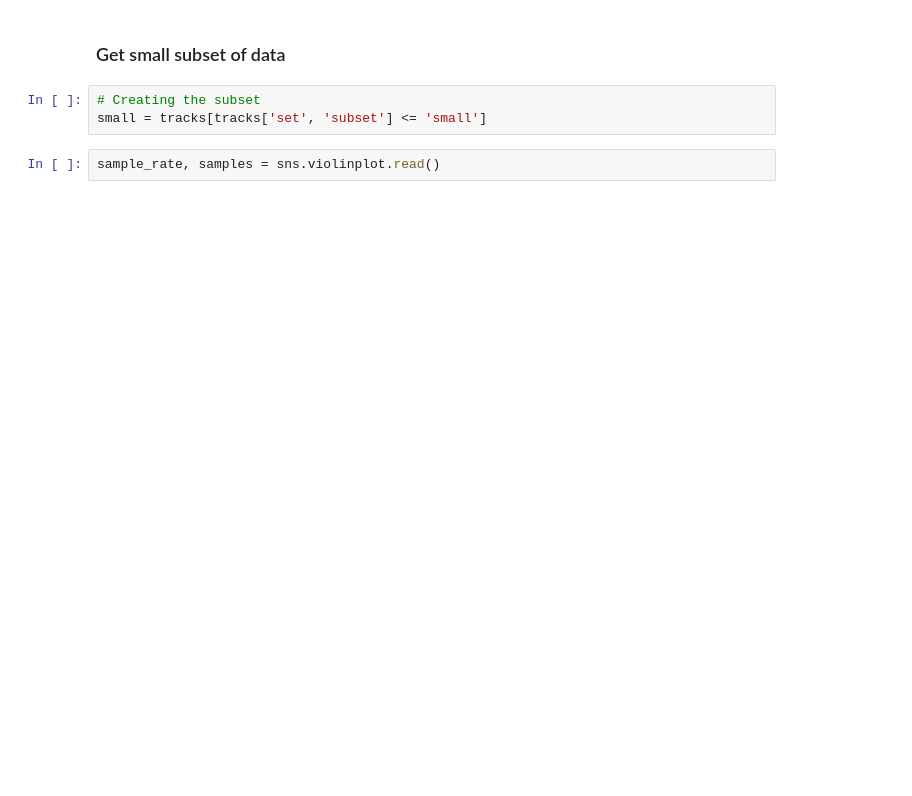
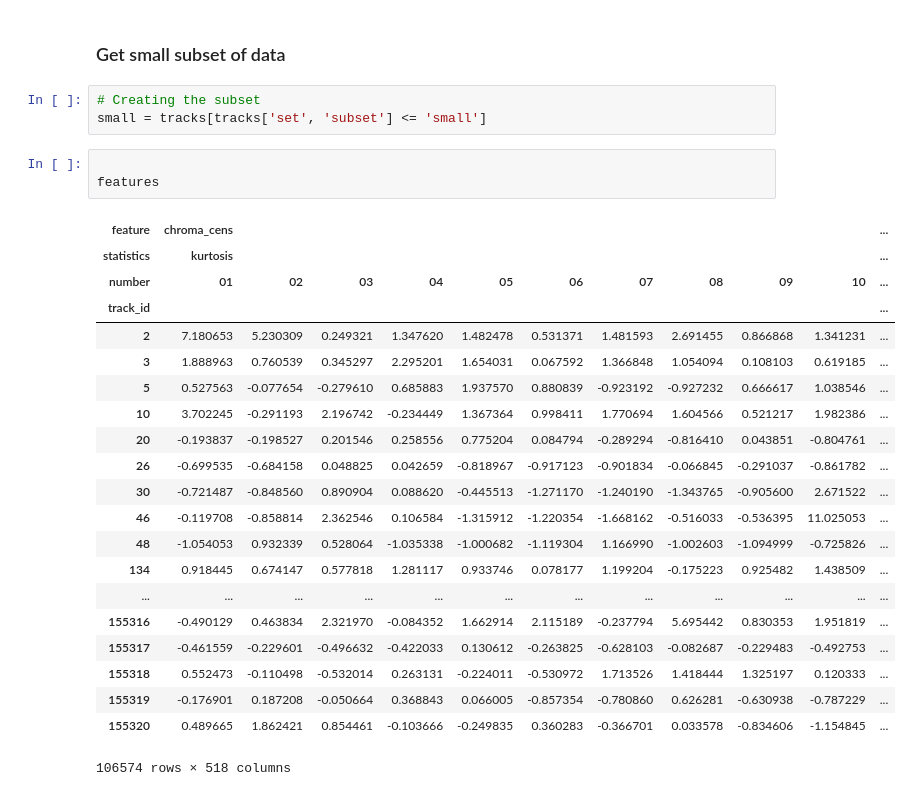
Before and after one commit to Dolado/fma, a Jupyter notebook: song_category_prediction.ipynb, the cells around one changed output. Cells and saved outputs as stored; diff of their text form; blank space fills up the shorter version.

```diff
--- a/song_category_prediction.ipynb
+++ b/song_category_prediction.ipynb
@@ -39,5 +55,28 @@ tracks = utils.load(META_DIR+'\\tracks.csv')
 # %%
 # Creating the subset
 small = tracks[tracks['set', 'subset'] <= 'small']
-# %%
-sample_rate, samples = sns.violinplot.read()
+# %%
+
+features
+# %% [output]
+| feature | chroma_cens |  |  |  |  |  |  |  |  |  | ... |
+| statistics | kurtosis |  |  |  |  |  |  |  |  |  | ... |
+| number | 01 | 02 | 03 | 04 | 05 | 06 | 07 | 08 | 09 | 10 | ... |
+| track_id |  |  |  |  |  |  |  |  |  |  | ... |
+| 2 | 7.180653 | 5.230309 | 0.249321 | 1.347620 | 1.482478 | 0.531371 | 1.481593 | 2.691455 | 0.866868 | 1.341231 | ... |
+| 3 | 1.888963 | 0.760539 | 0.345297 | 2.295201 | 1.654031 | 0.067592 | 1.366848 | 1.054094 | 0.108103 | 0.619185 | ... |
+| 5 | 0.527563 | -0.077654 | -0.279610 | 0.685883 | 1.937570 | 0.880839 | -0.923192 | -0.927232 | 0.666617 | 1.038546 | ... |
+| 10 | 3.702245 | -0.291193 | 2.196742 | -0.234449 | 1.367364 | 0.998411 | 1.770694 | 1.604566 | 0.521217 | 1.982386 | ... |
+| 20 | -0.193837 | -0.198527 | 0.201546 | 0.258556 | 0.775204 | 0.084794 | -0.289294 | -0.816410 | 0.043851 | -0.804761 | ... |
+| 26 | -0.699535 | -0.684158 | 0.048825 | 0.042659 | -0.818967 | -0.917123 | -0.901834 | -0.066845 | -0.291037 | -0.861782 | ... |
+| 30 | -0.721487 | -0.848560 | 0.890904 | 0.088620 | -0.445513 | -1.271170 | -1.240190 | -1.343765 | -0.905600 | 2.671522 | ... |
+| 46 | -0.119708 | -0.858814 | 2.362546 | 0.106584 | -1.315912 | -1.220354 | -1.668162 | -0.516033 | -0.536395 | 11.025053 | ... |
+| 48 | -1.054053 | 0.932339 | 0.528064 | -1.035338 | -1.000682 | -1.119304 | 1.166990 | -1.002603 | -1.094999 | -0.725826 | ... |
+| 134 | 0.918445 | 0.674147 | 0.577818 | 1.281117 | 0.933746 | 0.078177 | 1.199204 | -0.175223 | 0.925482 | 1.438509 | ... |
+| ... | ... | ... | ... | ... | ... | ... | ... | ... | ... | ... | ... |
+| 155316 | -0.490129 | 0.463834 | 2.321970 | -0.084352 | 1.662914 | 2.115189 | -0.237794 | 5.695442 | 0.830353 | 1.951819 | ... |
+| 155317 | -0.461559 | -0.229601 | -0.496632 | -0.422033 | 0.130612 | -0.263825 | -0.628103 | -0.082687 | -0.229483 | -0.492753 | ... |
+| 155318 | 0.552473 | -0.110498 | -0.532014 | 0.263131 | -0.224011 | -0.530972 | 1.713526 | 1.418444 | 1.325197 | 0.120333 | ... |
+| 155319 | -0.176901 | 0.187208 | -0.050664 | 0.368843 | 0.066005 | -0.857354 | -0.780860 | 0.626281 | -0.630938 | -0.787229 | ... |
+| 155320 | 0.489665 | 1.862421 | 0.854461 | -0.103666 | -0.249835 | 0.360283 | -0.366701 | 0.033578 | -0.834606 | -1.154845 | ... |
+106574 rows × 518 columns
```
Also changed, not shown: parts of 4 cells of this notebook, 1 other file.
